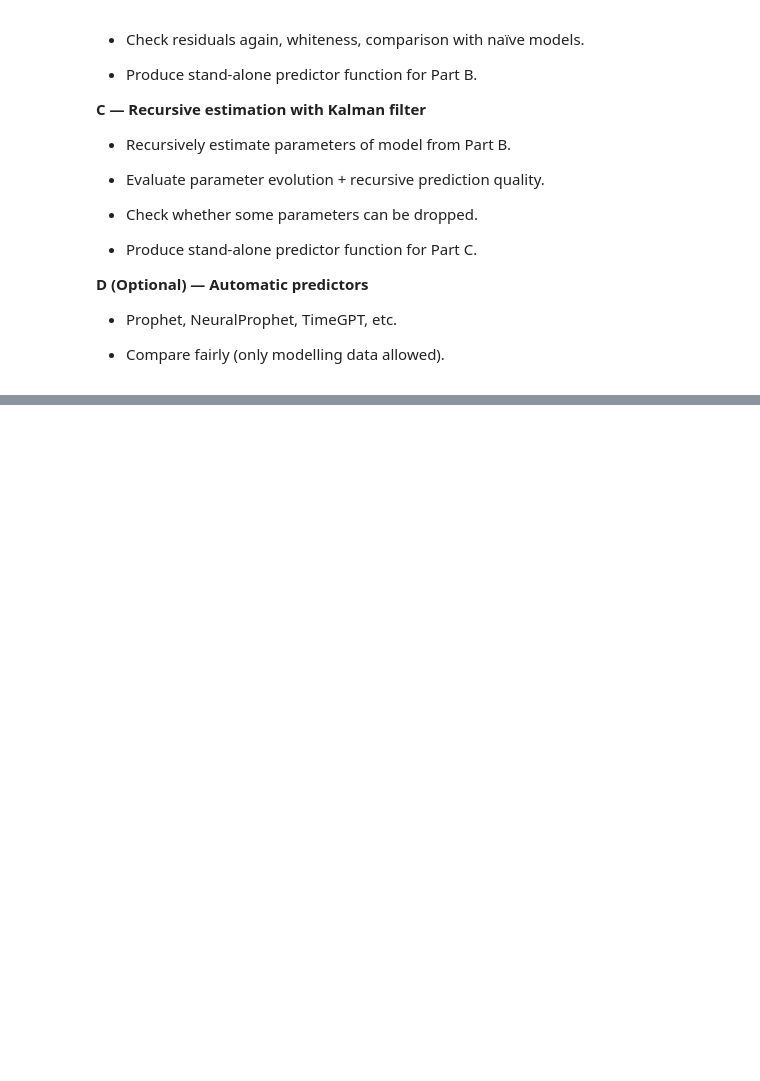
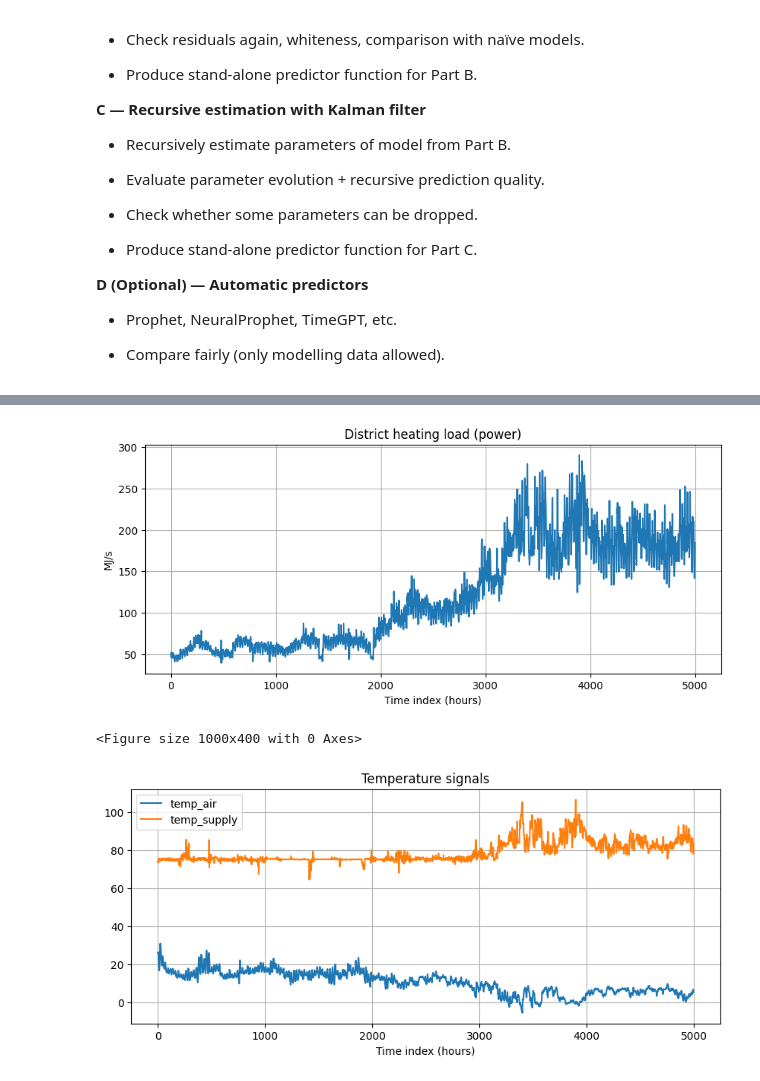
Before and after one commit to asifakhan09/MASM17-Time-series-analysis, a Jupyter notebook: Final Project/Asifa.ipynb, the cells around one changed output, grey strips where cells are left out. Saved outputs shown, nothing was run; the diff lists cells and outputs as text; code cells hidden in the pictures; blank space fills up the shorter version.

```diff
--- a/Final Project/Asifa.ipynb
+++ b/Final Project/Asifa.ipynb
@@ -984,0 +77,15 @@ Overall, the results demonstrate that incorporating relevant physical inputs and
+# %%
+MAT_PATH = "../data/projectData25.mat"   # <-- adjust if needed
+
+data = loadmat(MAT_PATH)
+
+Z = data["data"]  # main matrix
+print("Raw matrix shape:", Z.shape)
+
+power = Z[:, 1].astype(float)        # target
+temp_air = Z[:, 2].astype(float)     # exog
+temp_supply = Z[:, 3].astype(float)  # exog
+
+print("Power shape:", power.shape)
+print("Air temp shape:", temp_air.shape)
+print("Supply temp shape:", temp_supply.shape)
@@ -984,0 +97,11 @@ Overall, the results demonstrate that incorporating relevant physical inputs and
+# %%
+n = len(power)
+idx = pd.RangeIndex(start=0, stop=n, step=1, name="t")  # time index in hours (t=0..n-1)
+
+df = pd.DataFrame({
+    "power": power,
+    "temp_air": temp_air,
+    "temp_supply": temp_supply
+}, index=idx)
+
+df.head()
@@ -984,0 +116,17 @@ Overall, the results demonstrate that incorporating relevant physical inputs and
+# %%
+plt.figure()
+df["power"].plot()
+plt.title("District heating load (power)")
+plt.ylabel("MJ/s")
+plt.xlabel("Time index (hours)")
+plt.show()
+
+plt.figure()
+df[["temp_air", "temp_supply"]].plot()
+plt.title("Temperature signals")
+plt.xlabel("Time index (hours)")
+plt.show()
+# %% [output]
+[figure, added]
+<Figure size 1000x400 with 0 Axes>
+[figure, added]
```
Also changed, not shown: parts of 123 cells of this notebook, 2 other files.
